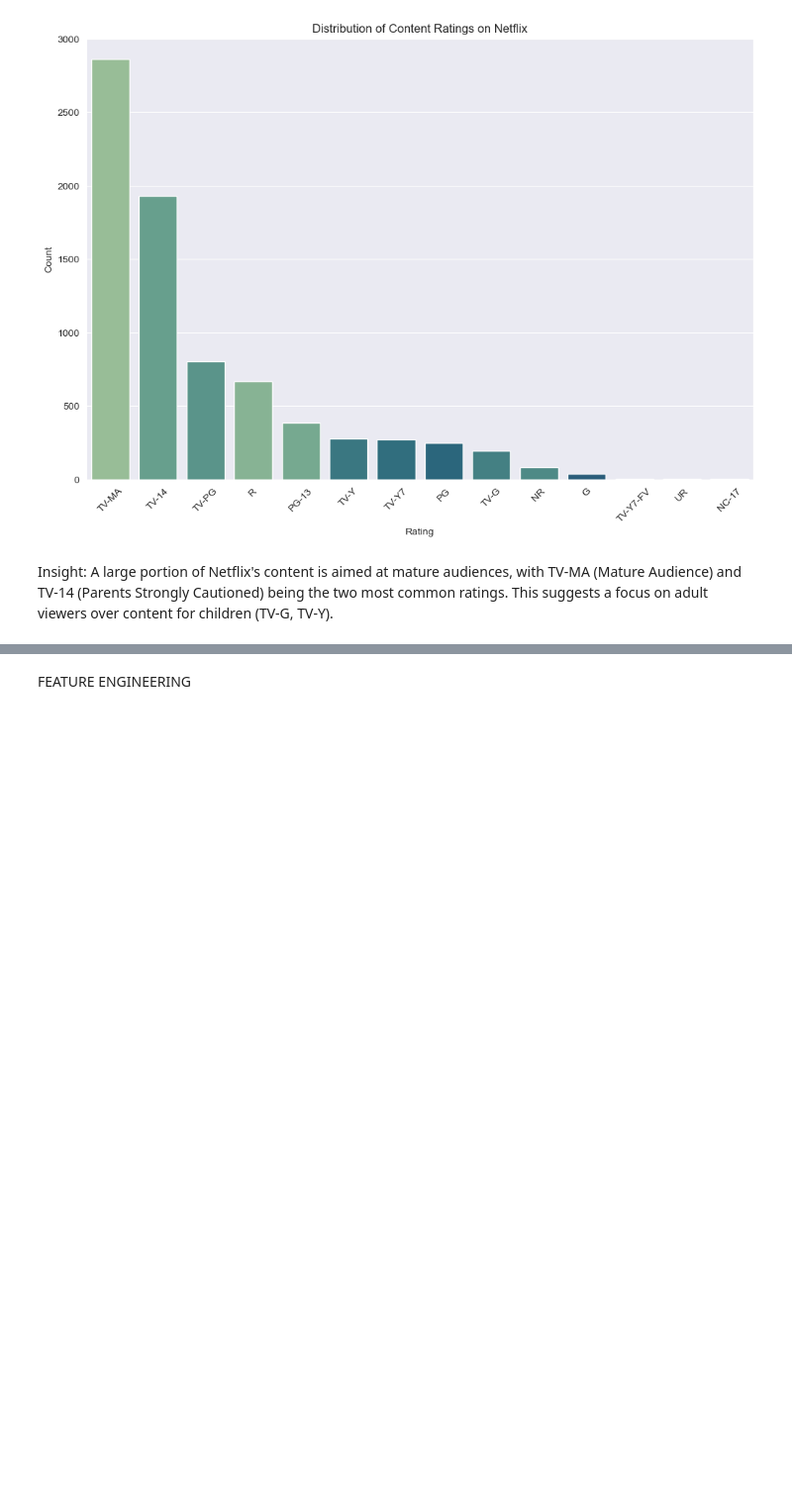
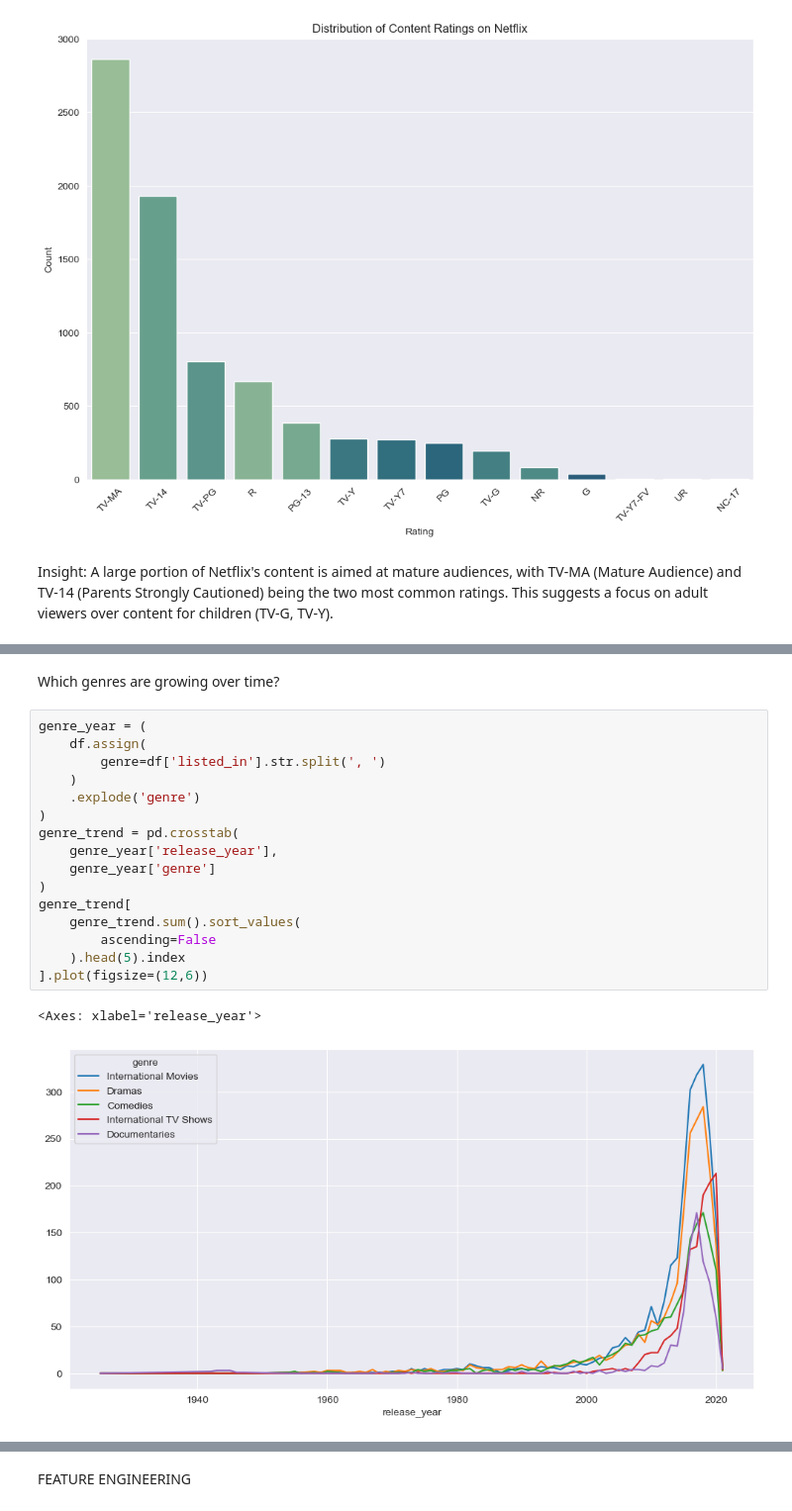
Before and after one commit to manshagupta217/Netflix-Content-Strategy-Analysis, a Jupyter notebook: notebooks/Netflix_Analysis.ipynb, the cells around one changed output, grey strips where cells are left out. Shown at 99% size. Drawn from its saved outputs; the diff is of its cells as text; blank space fills up the shorter version.

```diff
--- a/notebooks/Netflix_Analysis.ipynb
+++ b/notebooks/Netflix_Analysis.ipynb
@@ -382,0 +407,21 @@ Insight: A large portion of Netflix's content is aimed at mature audiences, with
+# %% [markdown]
+Which genres are growing over time?
+# %%
+genre_year = (
+    df.assign(
+        genre=df['listed_in'].str.split(', ')
+    )
+    .explode('genre')
+)
+genre_trend = pd.crosstab(
+    genre_year['release_year'],
+    genre_year['genre']
+)
+genre_trend[
+    genre_trend.sum().sort_values(
+        ascending=False
+    ).head(5).index
+].plot(figsize=(12,6))
+# %% [output]
+<Axes: xlabel='release_year'>
+[figure, added]
```
Also changed, not shown: parts of 36 cells of this notebook.
